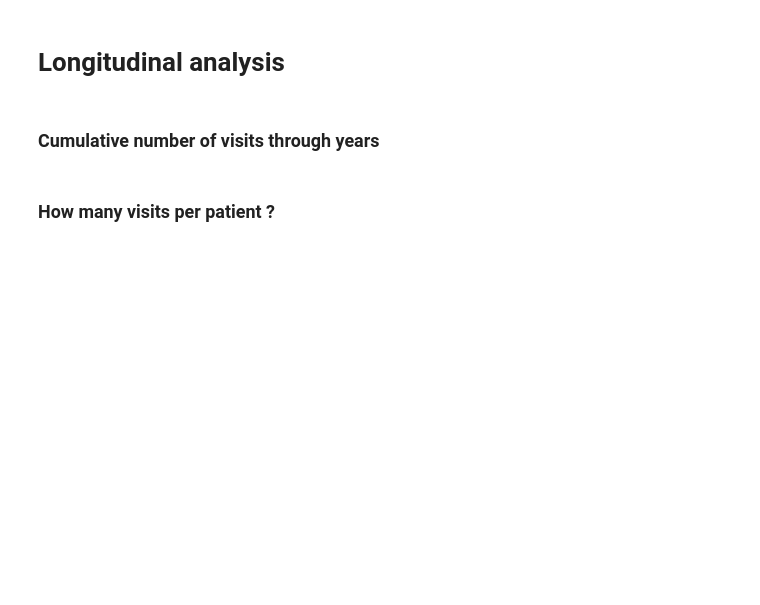
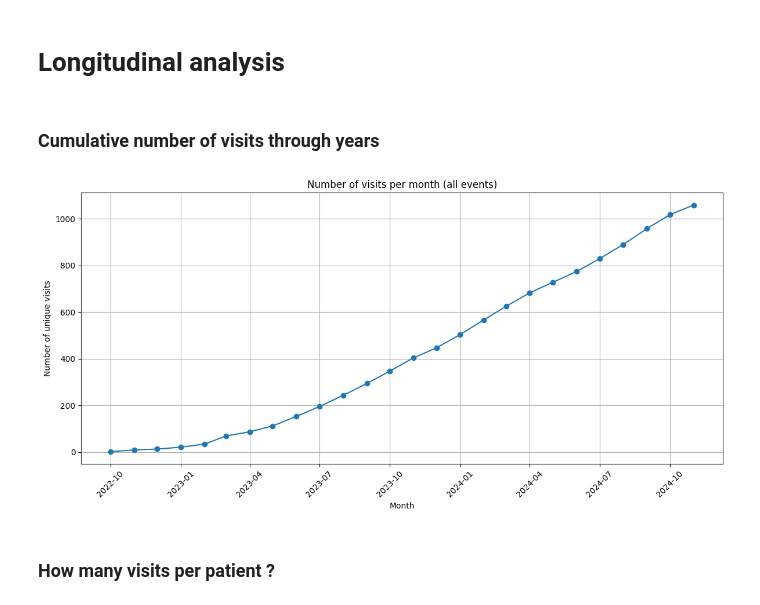
Before and after one commit to PierreFalconnier/mri-preprocessing, a Jupyter notebook: csv_exploration/PPMI_explo/PPMI_utlimate_exploration.ipynb, the cells around one changed output. Saved outputs shown, nothing was run; the diff lists cells and outputs as text; code cells hidden in the pictures; blank space fills up the shorter version.

```diff
--- a/csv_exploration/PPMI_explo/PPMI_utlimate_exploration.ipynb
+++ b/csv_exploration/PPMI_explo/PPMI_utlimate_exploration.ipynb
@@ -388,23 +477,27 @@ plot_bar(
 # %%
 # Ensure Study Date is datetime
 df["Study Date"] = pd.to_datetime(df["Study Date"], errors="coerce")
 
 # Keep only unique patient-event pairs
 unique_visits = df.drop_duplicates(subset=["PATNO", "EVENT_ID"])
 unique_visits = unique_visits[unique_visits["Study Date"] >= "2010-01-01"]
 unique_visits["YearMonth"] = unique_visits["Study Date"].dt.to_period("M")
 visits_per_month = unique_visits.groupby("YearMonth").size()
+
+visits_per_month = visits_per_month.cumsum()
 
 # Plot
 plt.figure(figsize=(12, 6))
 plt.plot(visits_per_month.index.to_timestamp(), visits_per_month.values, marker="o")
 plt.title("Number of visits per month (all events)")
 plt.xlabel("Month")
 plt.ylabel("Number of unique visits")
 plt.grid(True)
 plt.xticks(rotation=45)
 plt.tight_layout()
 plt.show()
+# %% [output]
+[figure, added]
 # %% [markdown]
 ### How many visits per patient ?
 # %%
```
Also changed, not shown: parts of 34 cells of this notebook, 3 other files.
